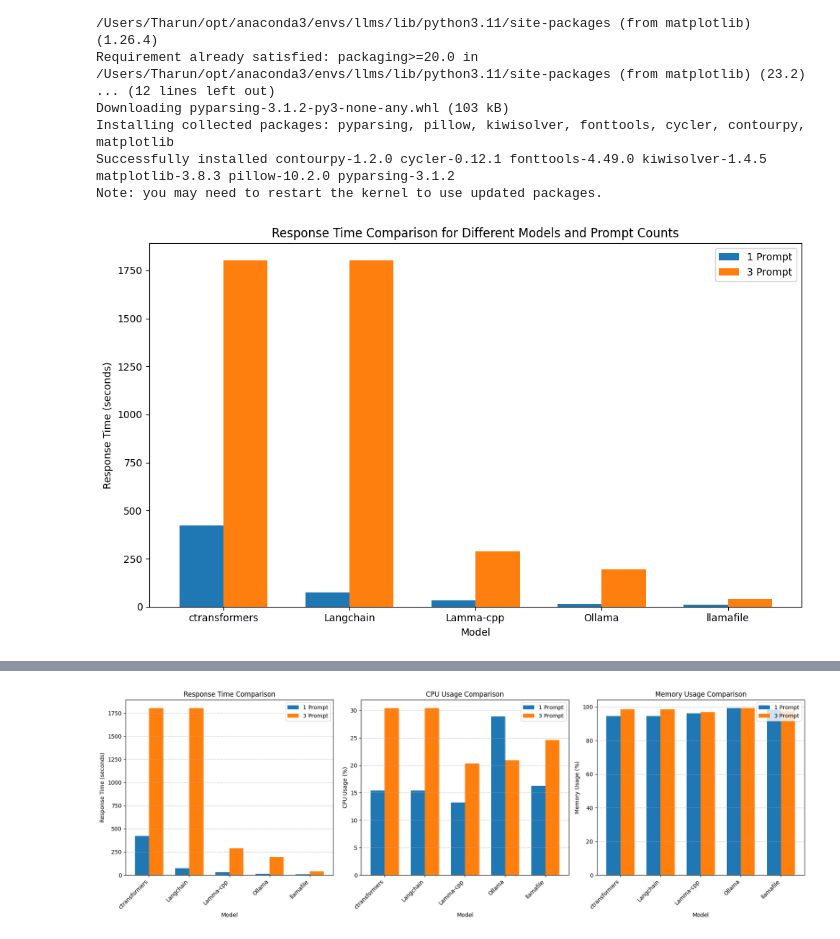
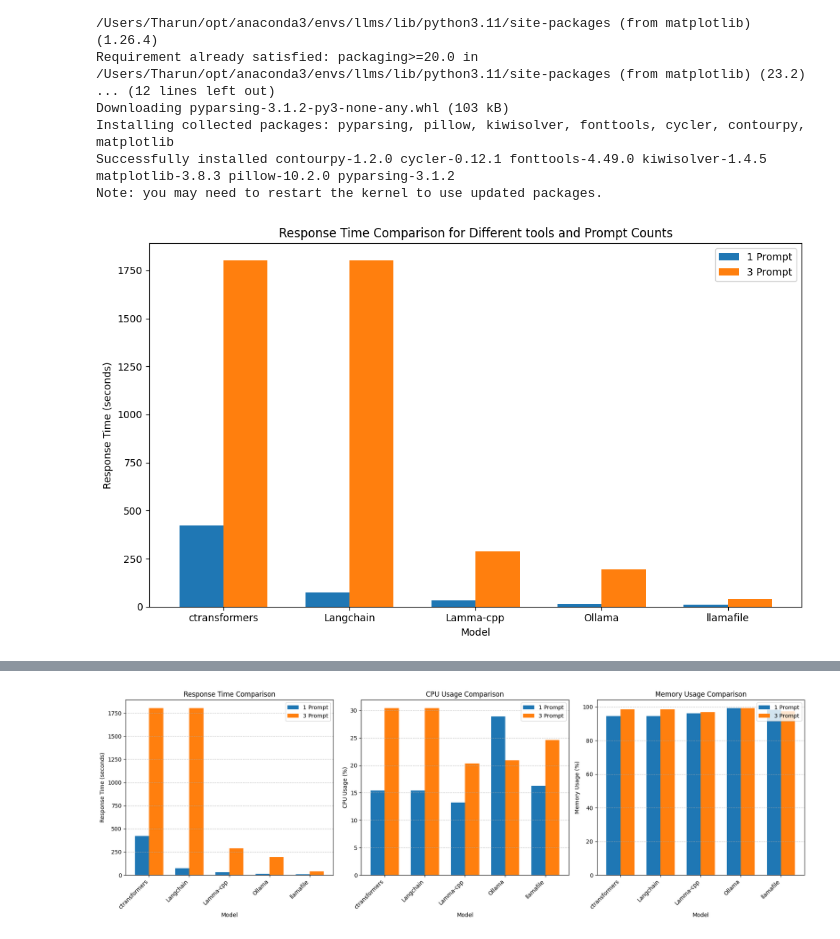
Before and after one commit to BandaTharun/Tools_to-host_llms_locally, a Jupyter notebook: graph.ipynb, the cells around one changed output, grey strips where cells are left out. Saved outputs shown, nothing was run; the diff lists cells and outputs as text; code cells hidden in the pictures.

```diff
--- a/graph.ipynb
+++ b/graph.ipynb
@@ -21,25 +21,25 @@ Note: you may need to restart the kernel to use updated packages.
 # %%
 import matplotlib.pyplot as plt
 
 models = ['ctransformers', 'Langchain', 'Lamma-cpp', 'Ollama', 'llamafile']
 response_time_1_prompt = [420.82, 73.82, 30.99, 13.42, 10.71]
 response_time_3_prompt = [1800.82, 1800.82, 287.25, 193.24, 38.72]
 
 bar_width = 0.35
 index = range(len(models))
 
 plt.figure(figsize=(10, 6))
 
 plt.bar(index, response_time_1_prompt, bar_width, label='1 Prompt')
 plt.bar([i + bar_width for i in index], response_time_3_prompt, bar_width, label='3 Prompt')
 
 plt.xlabel('Model')
 plt.ylabel('Response Time (seconds)')
-plt.title('Response Time Comparison for Different Models and Prompt Counts')
+plt.title('Response Time Comparison for Different tools and Prompt Counts')
 plt.xticks([i + bar_width / 2 for i in index], models)
 plt.legend()
 
 plt.tight_layout()
 plt.show()
 # %% [output]
-[figure, old version]
+[figure, new version]
```
Also changed, not shown: parts of 3 cells of this notebook, 6 other files.
